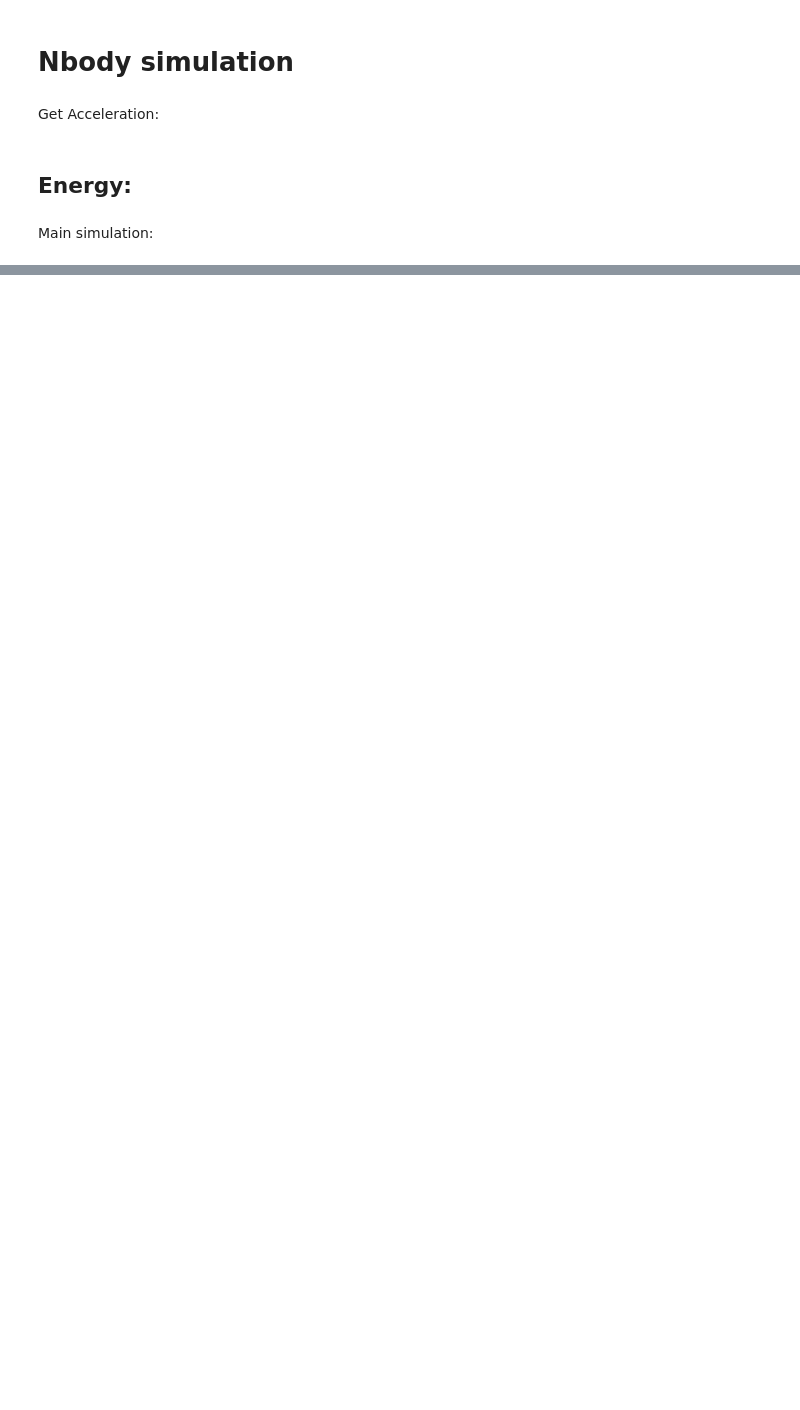
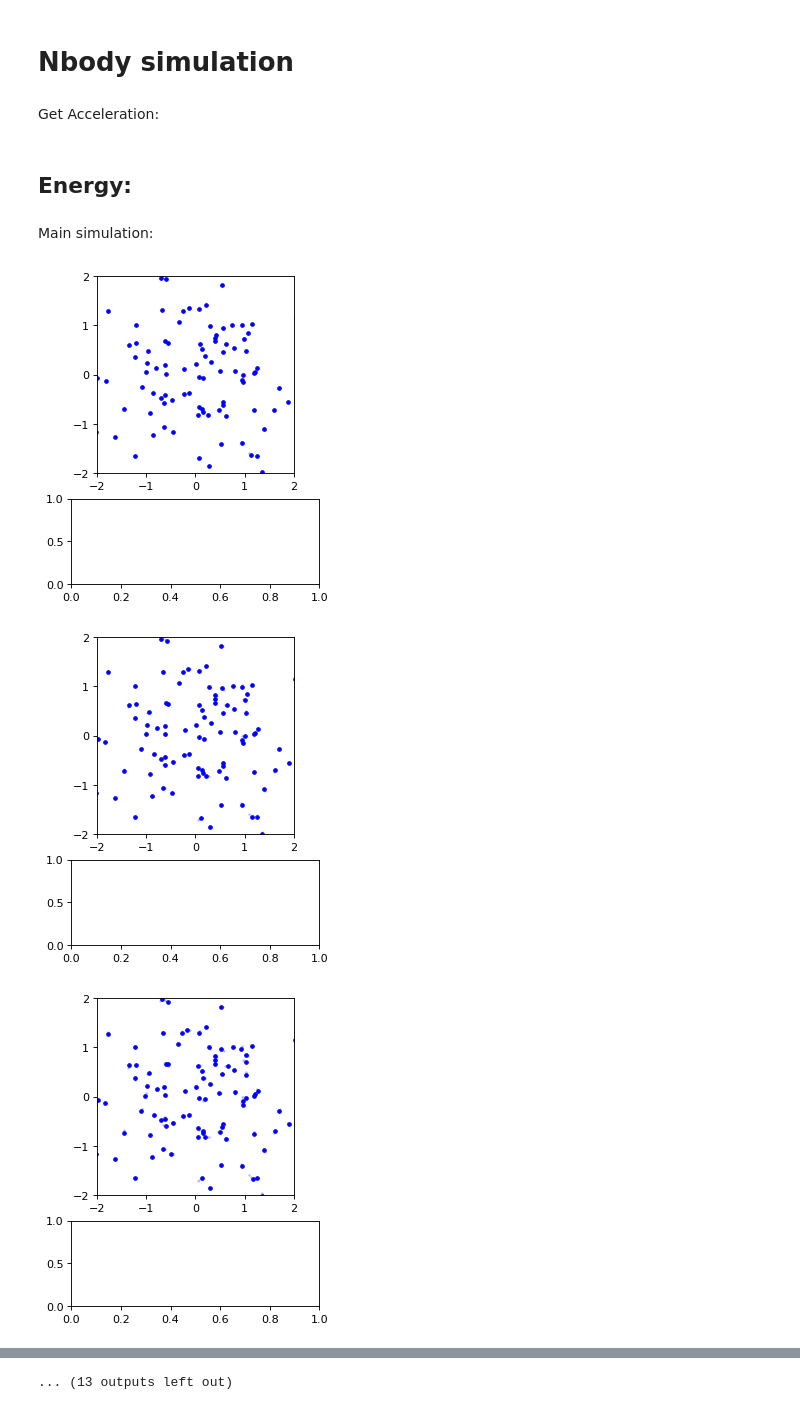
Before and after one commit to DoubleFFWasTaken/Progmod-med-Daniel, a Jupyter notebook: Hello_mannen/Jupter_version.ipynb, the cells around one changed output, grey strips where cells are left out. Saved outputs shown, nothing was run; the diff lists cells and outputs as text; code cells hidden in the pictures; blank space fills up the shorter version.

```diff
--- a/Hello_mannen/Jupter_version.ipynb
+++ b/Hello_mannen/Jupter_version.ipynb
@@ -123,11 +121,13 @@ def main():
 	# save energies, particle orbits for plotting trails
 	pos_save = np.zeros((N,3,Nt+1))
 	pos_save[:,:,0] = pos
+	'''
 	KE_save = np.zeros(Nt+1)
 	KE_save[0] = KE
 	PE_save = np.zeros(Nt+1)
 	PE_save[0] = PE
 	t_all = np.arange(Nt+1)*dt
+	'''
 
 	# prep figure
 	fig = plt.figure(figsize=(4,5), dpi=80)
@@ -155,10 +155,13 @@ def main():
 		# get energy of system
 		KE, PE  = getEnergy( pos, vel, mass, G )
 
+
 		# save energies, positions for plotting trail
 		pos_save[:,:,i+1] = pos
+		'''
 		KE_save[i+1] = KE
 		PE_save[i+1] = PE
+		'''
 
 		# plot in real time
 		if plotRealTime or (i == Nt-1):
@@ -173,6 +176,10 @@ def main():
 			ax1.set_xticks([-2,-1,0,1,2])
 			ax1.set_yticks([-2,-1,0,1,2])
 
+
+
+
+			'''
 			plt.sca(ax2)
 			plt.cla()
 			plt.scatter(t_all,KE_save,color='red',s=1,label='KE' if i == Nt-1 else "")
@@ -180,9 +187,8 @@ def main():
 			plt.scatter(t_all,KE_save+PE_save,color='black',s=1,label='Etot' if i == Nt-1 else "")
 			ax2.set(xlim=(0, tEnd), ylim=(-300, 300))
 			ax2.set_aspect(0.007)
-
+			'''
 			plt.pause(0.001)
-
 
 
 	# add labels/legend
@@ -195,4 +201,13 @@ def main():
 	plt.savefig('nbody.png',dpi=240)
 	plt.show()
 
+	clear_output(wait=True)
+	time.sleep(0.0001)
+
 	return 0
+# %%
+main()
+# %% [output]
+[figure, added]
+[figure, added]
+[figure, added]
@@ -198,0 +223 @@ def main():
+... (13 outputs left out)
```
Also changed, not shown: parts of 3 cells of this notebook, 1 other file.
